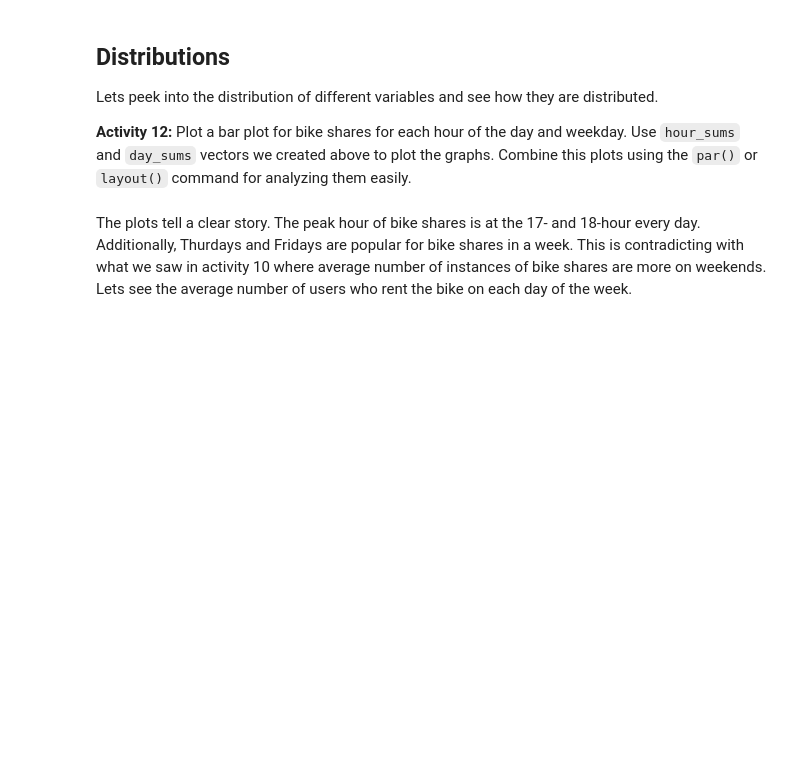
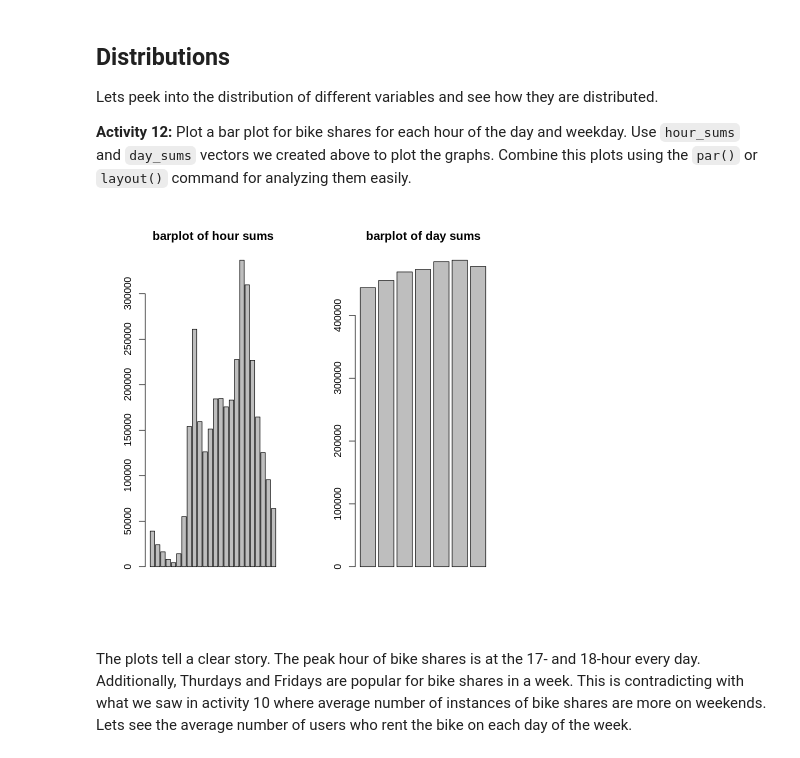
Before and after one commit to may96cc/sp22dsa7020, a Jupyter notebook: module1/exercises/exercises.ipynb, the cells around one changed output. Cells and saved outputs as stored; diff of their text form; code cells hidden in the pictures; blank space fills up the shorter version.

```diff
--- a/module1/exercises/exercises.ipynb
+++ b/module1/exercises/exercises.ipynb
@@ -159,7 +395,15 @@ Combine this plots using the `par()` or `layout()` command for analyzing them ea
 # %%
 # Code for activity 12 goes gere
 # Uncomment below if you want to supress scientific notation of numbers.
 # options(scipen=999)
+
+
+par(mfrow=c(1,2))
+barplot(hour_sums, main = 'barplot of hour sums')
+barplot(day_sums, main = 'barplot of day sums')
+options(scipen=999)
+# %% [output]
+[figure, added]
 # %% [markdown]
 The plots tell a clear story.
 The peak hour of bike shares is at the 17- and 18-hour every day.
```
Also changed, not shown: parts of 27 cells of this notebook.
